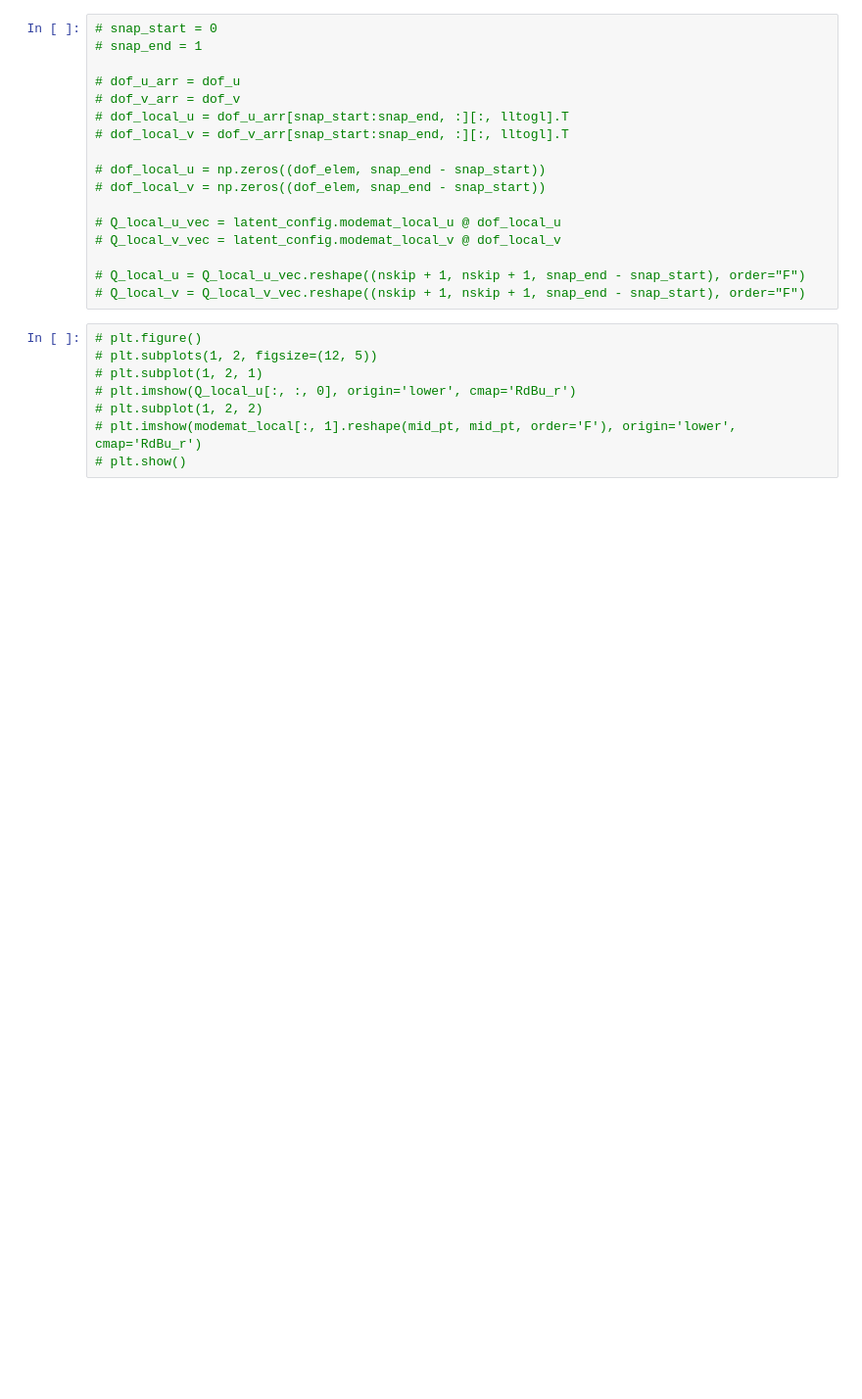
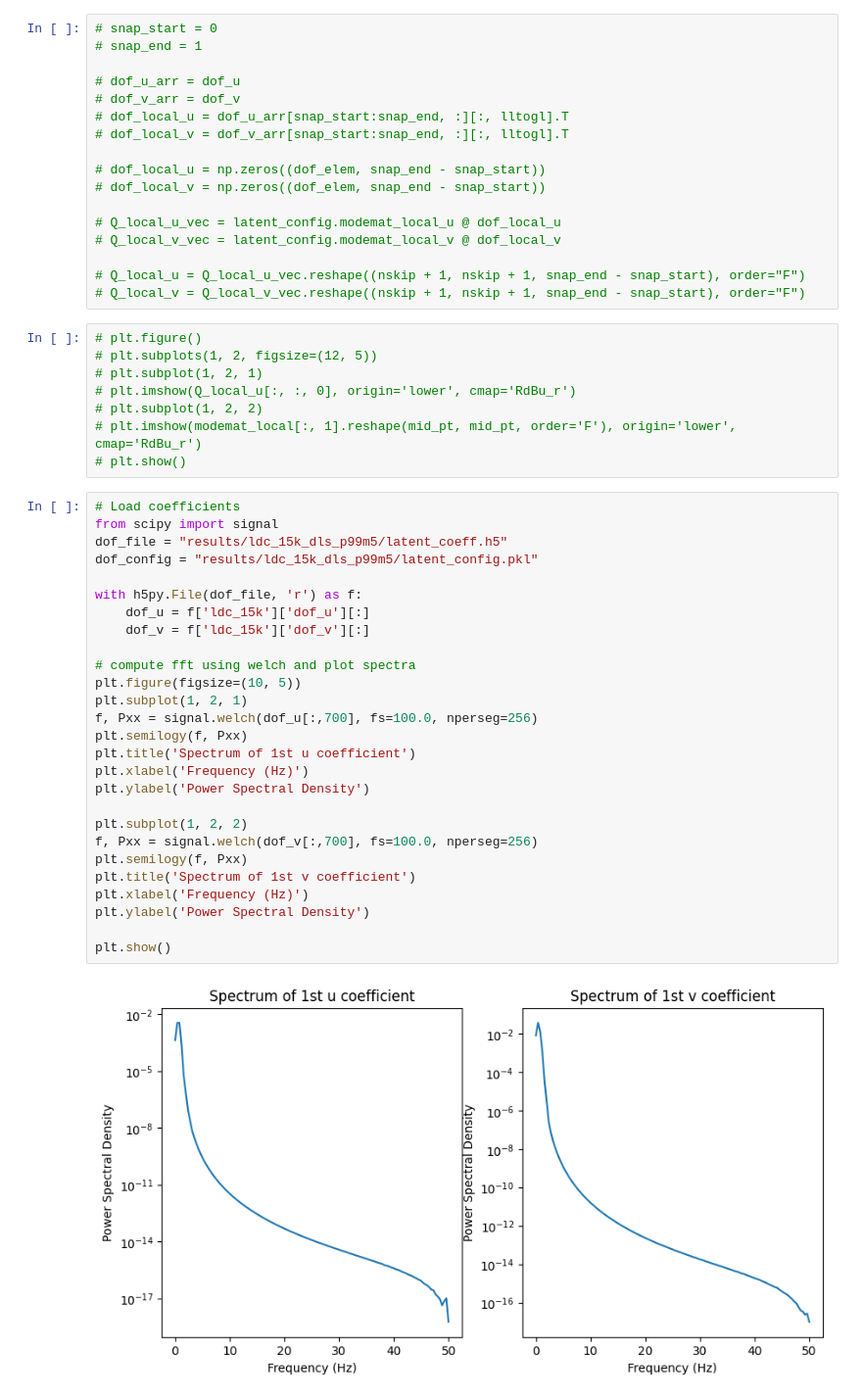
Before and after one commit to morton311/carrier_dls, a Jupyter notebook: test_notebook.ipynb, the cells around one changed output. Shown at 98% size. Cells and saved outputs as stored; diff of their text form; blank space fills up the shorter version.

```diff
--- a/test_notebook.ipynb
+++ b/test_notebook.ipynb
@@ -231,3 +229,32 @@ Relative error: 13.3424%
 # plt.subplot(1, 2, 2)
 # plt.imshow(modemat_local[:, 1].reshape(mid_pt, mid_pt, order='F'), origin='lower', cmap='RdBu_r')
 # plt.show()
+# %%
+# Load coefficients
+from scipy import signal
+dof_file = "results/ldc_15k_dls_p99m5/latent_coeff.h5"
+dof_config = "results/ldc_15k_dls_p99m5/latent_config.pkl"
+
+with h5py.File(dof_file, 'r') as f:
+    dof_u = f['ldc_15k']['dof_u'][:]
+    dof_v = f['ldc_15k']['dof_v'][:]
+
+# compute fft using welch and plot spectra
+plt.figure(figsize=(10, 5))
+plt.subplot(1, 2, 1)
+f, Pxx = signal.welch(dof_u[:,700], fs=100.0, nperseg=256)
+plt.semilogy(f, Pxx)
+plt.title('Spectrum of 1st u coefficient')
+plt.xlabel('Frequency (Hz)')
+plt.ylabel('Power Spectral Density')
+
+plt.subplot(1, 2, 2)
+f, Pxx = signal.welch(dof_v[:,700], fs=100.0, nperseg=256)
+plt.semilogy(f, Pxx)
+plt.title('Spectrum of 1st v coefficient')
+plt.xlabel('Frequency (Hz)')
+plt.ylabel('Power Spectral Density')
+
+plt.show()
+# %% [output]
+[figure, added]
```
Also changed, not shown: parts of 6 cells of this notebook, 23 other files.
